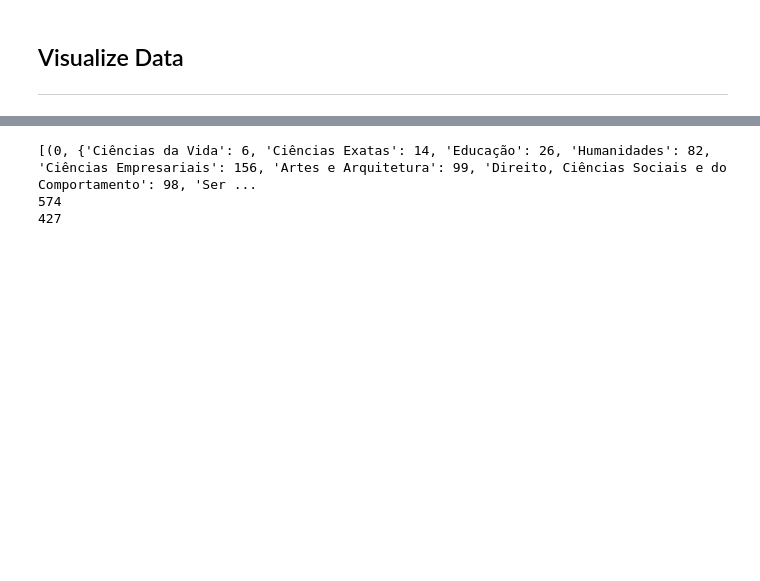
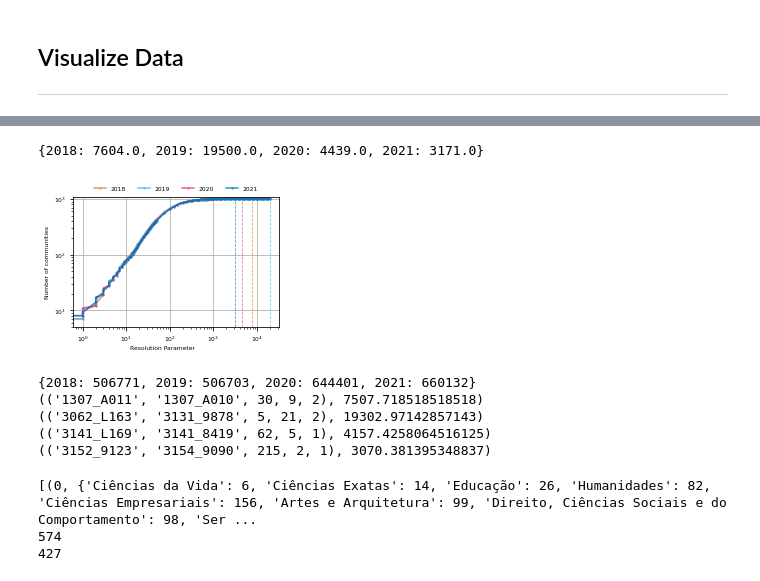
Before and after one commit to bernardo-silva/NetworkScienceProject, a Jupyter notebook: modularity_communities.ipynb, the cells around one changed output, grey strips where cells are left out. Cells and saved outputs as stored; diff of their text form; code cells hidden in the pictures; blank space fills up the shorter version.

```diff
--- a/modularity_communities.ipynb
+++ b/modularity_communities.ipynb
@@ -178,0 +148,43 @@ for year, data in communities_statistics.items():
+# %%
+#ASYMPTOTIC
+rmax = {}
+for g,year in zip(networks,range(2018,2022)):
+    rmax[year] = min([n for n,x in communities_by_resolution[year].items() if len(x)==g.number_of_nodes()])
+pos = dict(zip(range(2018,2022),[5,12,105,250]))
+print(rmax)
+
+colors = ['#EE7732', '#33BBEE',  '#EE3377',  '#0077BB']
+colors = dict(zip(range(2018,2022),colors))
+
+plt.rcParams.update({'font.size': 6})
+plt.rc('xtick', labelsize=6)    # fontsize of the tick labels
+plt.rc('ytick', labelsize=6)
+plt.rc('axes', titlesize=6)
+
+
+cm = 1/2.54
+fig,ax = plt.subplots(ncols=1,nrows=1,figsize=(8.7*cm,0.7*8.7*cm),sharex=True)
+fig.text(0.5, 0.00, 'Resolution Parameter', ha='center')
+
+ax.set(ylabel="Number of communities",xscale="log",yscale="log",ylim=(5,1.1e3))
+# for year, data in communities_statisticsj.items():
+for year in range(2018,2022):
+    n_comms = [len(y) for x,y in communities_by_resolution[year].items()]
+    resolutions = [int(x) for x,y in communities_by_resolution[year].items()]
+
+    resolutions,n_comms = list(zip(*sorted(list(zip(resolutions,n_comms)), key=lambda x: x[0])))
+
+    ax.plot(resolutions,n_comms,marker="o",ls="-",markersize=1, label=year, c=colors[year],alpha=0.8)
+    ax.axvline(rmax[year],ls="--",lw=0.8,c=colors[year],alpha=0.7)
+    # ax.text(rmax[year],pos[year],year,ha="right")
+    resolutions,n_comms = list(zip(*sorted(list(zip(resolutions,n_comms)), key=lambda x: x[0])))
+
+
+
+ax.grid()
+ax.legend(ncol=4,bbox_to_anchor=(0.5,1),loc="lower center",frameon=False)
+plt.tight_layout()
+plt.savefig("images/modularity_community_asymptotic.pdf")
+# %% [output]
+{2018: 7604.0, 2019: 19500.0, 2020: 4439.0, 2021: 3171.0}
+[figure, added]
@@ -179,3 +210,13 @@ for year, data in communities_statistics.items():
+# %%
+print(W)
+for year in range(2018,2022):
+    print(max(ws[year], key = lambda x: x[1]))
+# %% [output]
+{2018: 506771, 2019: 506703, 2020: 644401, 2021: 660132}
+(('1307_A011', '1307_A010', 30, 9, 2), 7507.718518518518)
+(('3062_L163', '3131_9878', 5, 21, 2), 19302.97142857143)
+(('3141_L169', '3141_8419', 62, 5, 1), 4157.4258064516125)
+(('3152_9123', '3154_9090', 215, 2, 1), 3070.381395348837)
 # %%
 from scipy.stats import norm
 # %%
```
Also changed, not shown: parts of 14 cells of this notebook, 13 other files.
